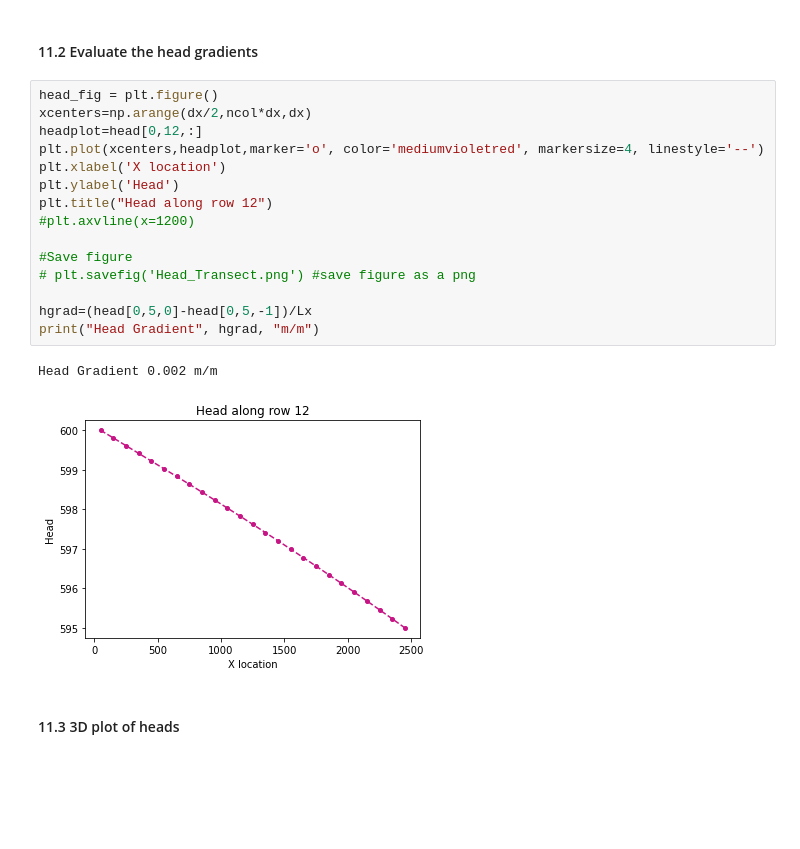
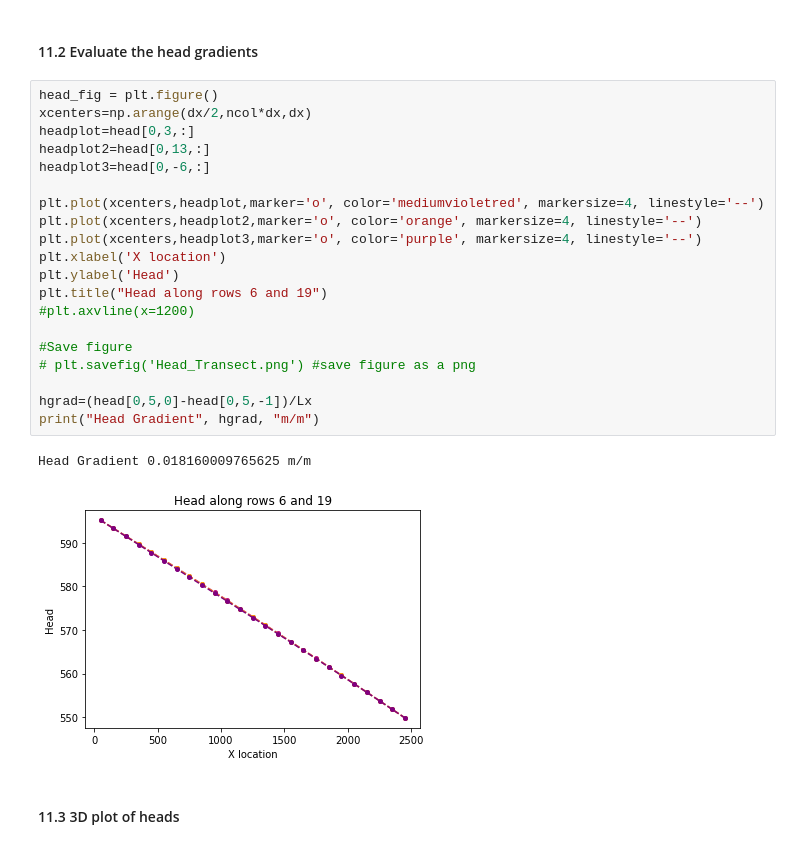
Before and after one commit to GW-modelling-Spring2022/homework-xenidegracia, a Jupyter notebook: Working/HW7_FarmChallenge/HW7_WildcatFarm.ipynb, the cells around one changed output. Saved outputs shown, nothing was run; the diff lists cells and outputs as text; blank space fills up the shorter version.

```diff
--- a/Working/HW7_FarmChallenge/HW7_WildcatFarm.ipynb
+++ b/Working/HW7_FarmChallenge/HW7_WildcatFarm.ipynb
@@ -430,21 +447,26 @@ plt.show()
 # %%
 head_fig = plt.figure()
 xcenters=np.arange(dx/2,ncol*dx,dx)
-headplot=head[0,12,:]
+headplot=head[0,3,:]
+headplot2=head[0,13,:]
+headplot3=head[0,-6,:]
+
 plt.plot(xcenters,headplot,marker='o', color='mediumvioletred', markersize=4, linestyle='--')
+plt.plot(xcenters,headplot2,marker='o', color='orange', markersize=4, linestyle='--')
+plt.plot(xcenters,headplot3,marker='o', color='purple', markersize=4, linestyle='--')
 plt.xlabel('X location')
 plt.ylabel('Head')
-plt.title("Head along row 12")
+plt.title("Head along rows 6 and 19")
 #plt.axvline(x=1200)
 
 #Save figure
 # plt.savefig('Head_Transect.png') #save figure as a png
 
 hgrad=(head[0,5,0]-head[0,5,-1])/Lx
 print("Head Gradient", hgrad, "m/m")
 # %% [output]
-Head Gradient 0.002 m/m
+Head Gradient 0.018160009765625 m/m
-[figure, old version]
+[figure, new version]
 # %% [markdown]
 #### 11.3 3D plot of heads
 # %%
```
Also changed, not shown: parts of 14 cells of this notebook, 2 other files.
